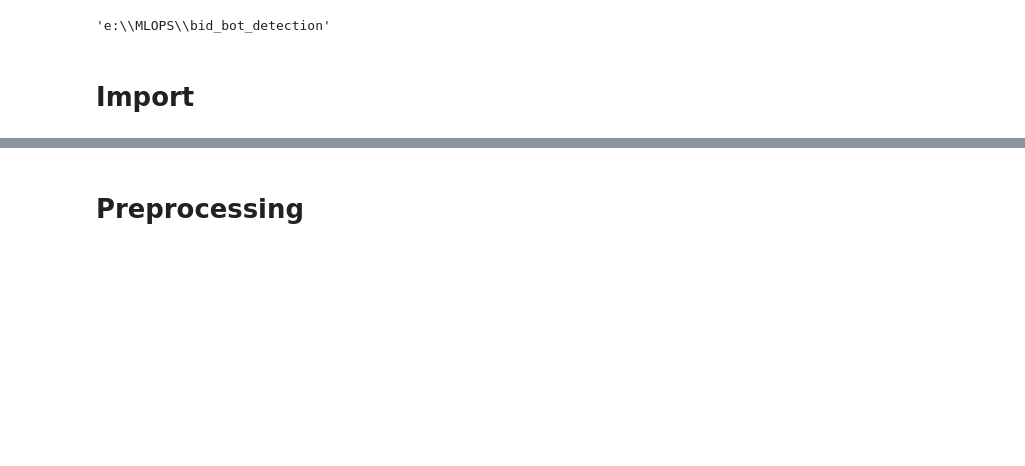
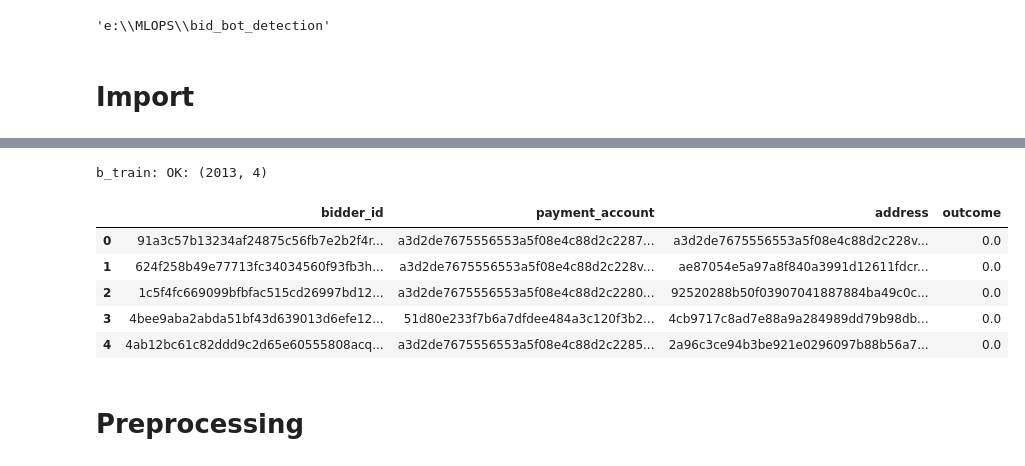
Before and after one commit to fakhrulfaiz/bid-bot-detection, a Jupyter notebook: research/preprocessing.ipynb, the cells around one changed output, grey strips where cells are left out. Cells and saved outputs as stored; diff of their text form; code cells hidden in the pictures; blank space fills up the shorter version.

```diff
--- a/research/preprocessing.ipynb
+++ b/research/preprocessing.ipynb
@@ -22,7 +30,15 @@ bids.head()
 # %%
-b_train = pd.read_csv('../data/train.csv', sep=',')
+b_train = pd.read_csv('data/raw/train.csv', sep=',')
 print('b_train: OK: {}'.format(b_train.shape))
 b_train.head()
 # b_train = pd.read_csv('data/b_train.csv', sep=',')
 # print('b_train: OK: {}'.format(b_train.shape))
 # b_train.head()
+# %% [output]
+b_train: OK: (2013, 4)
+|  | bidder_id | payment_account | address | outcome |
+| 0 | 91a3c57b13234af24875c56fb7e2b2f4r... | a3d2de7675556553a5f08e4c88d2c2287... | a3d2de7675556553a5f08e4c88d2c228v... | 0.0 |
+| 1 | 624f258b49e77713fc34034560f93fb3h... | a3d2de7675556553a5f08e4c88d2c228v... | ae87054e5a97a8f840a3991d12611fdcr... | 0.0 |
+| 2 | 1c5f4fc669099bfbfac515cd26997bd12... | a3d2de7675556553a5f08e4c88d2c2280... | 92520288b50f03907041887884ba49c0c... | 0.0 |
+| 3 | 4bee9aba2abda51bf43d639013d6efe12... | 51d80e233f7b6a7dfdee484a3c120f3b2... | 4cb9717c8ad7e88a9a284989dd79b98db... | 0.0 |
+| 4 | 4ab12bc61c82ddd9c2d65e60555808acq... | a3d2de7675556553a5f08e4c88d2c2285... | 2a96c3ce94b3be921e0296097b88b56a7... | 0.0 |
```
Also changed, not shown: parts of 40 cells of this notebook, 1 other file.
